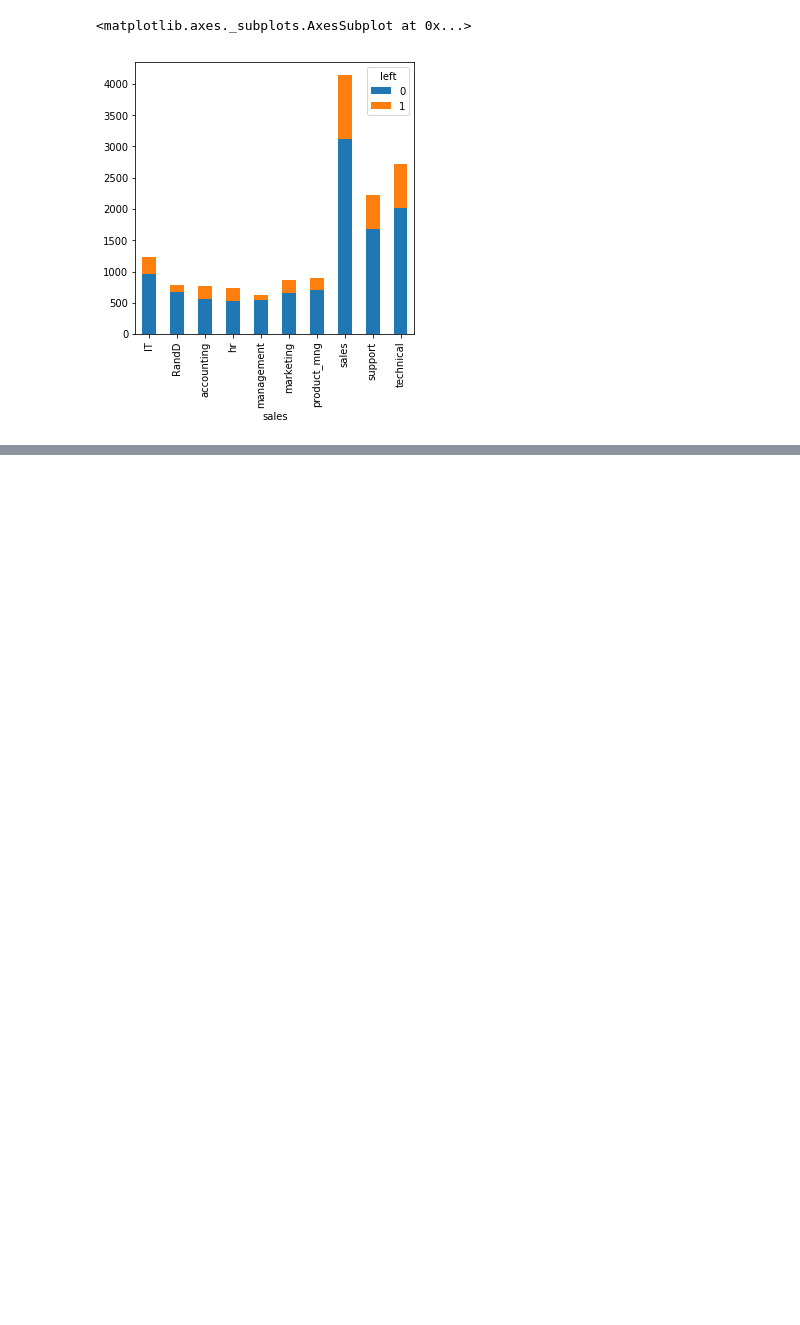
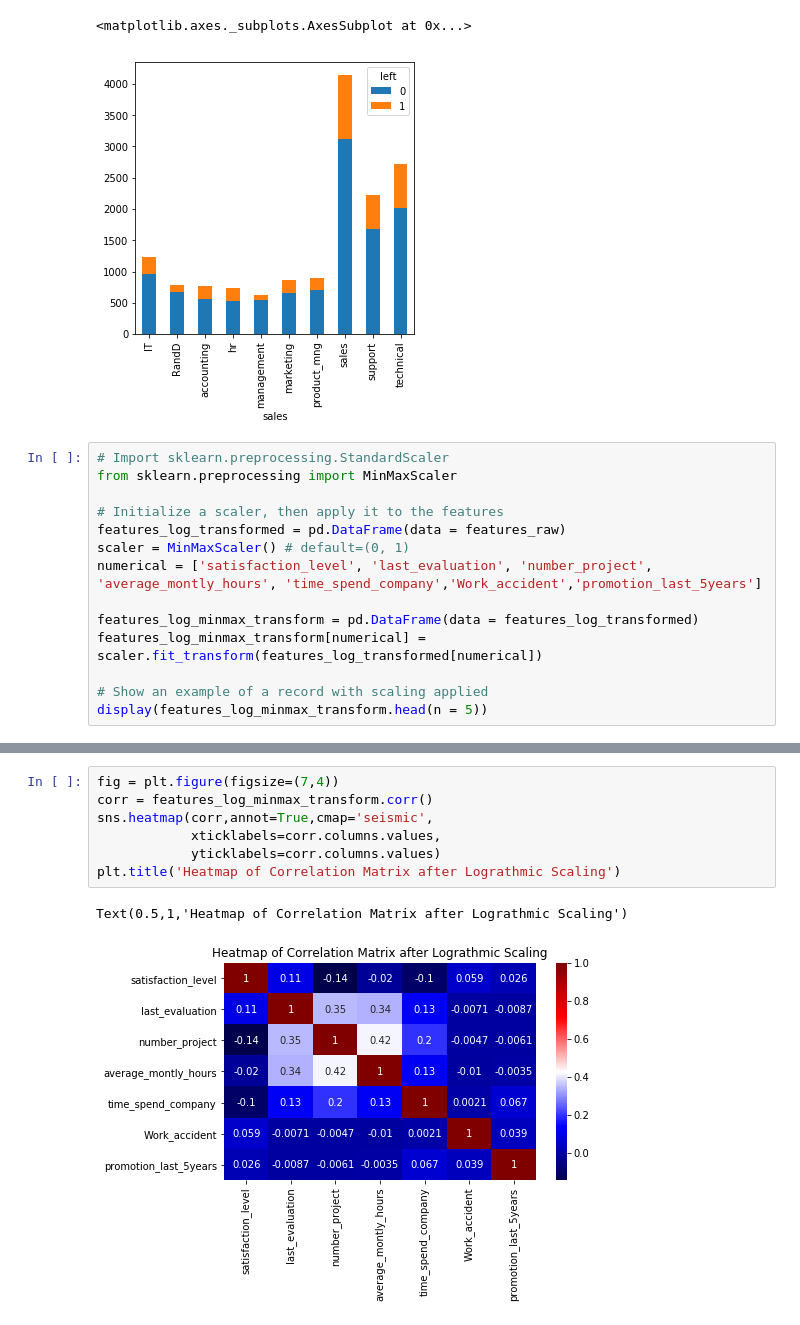
Before and after one commit to ArshadKhurshid/Capstone-Project-Udacity, a Jupyter notebook: CapstoneProject.ipynb, the cells around one changed output, grey strips where cells are left out. Drawn from its saved outputs; the diff is of its cells as text; blank space fills up the shorter version.

```diff
--- a/CapstoneProject.ipynb
+++ b/CapstoneProject.ipynb
@@ -131,3 +131,17 @@ stack_bar_graph.plot(kind="bar",
 # %% [output]
 <matplotlib.axes._subplots.AxesSubplot at 0x...>
 [figure]
+# %%
+# Import sklearn.preprocessing.StandardScaler
+from sklearn.preprocessing import MinMaxScaler
+
+# Initialize a scaler, then apply it to the features
+features_log_transformed = pd.DataFrame(data = features_raw)
+scaler = MinMaxScaler() # default=(0, 1)
+numerical = ['satisfaction_level', 'last_evaluation', 'number_project', 'average_montly_hours', 'time_spend_company','Work_accident','promotion_last_5years']
+
+features_log_minmax_transform = pd.DataFrame(data = features_log_transformed)
+features_log_minmax_transform[numerical] = scaler.fit_transform(features_log_transformed[numerical])
+
+# Show an example of a record with scaling applied
+display(features_log_minmax_transform.head(n = 5))
@@ -133,0 +155,10 @@ stack_bar_graph.plot(kind="bar",
+# %%
+fig = plt.figure(figsize=(7,4))
+corr = features_log_minmax_transform.corr()
+sns.heatmap(corr,annot=True,cmap='seismic',
+            xticklabels=corr.columns.values,
+            yticklabels=corr.columns.values)
+plt.title('Heatmap of Correlation Matrix after Lograthmic Scaling')
+# %% [output]
+Text(0.5,1,'Heatmap of Correlation Matrix after Lograthmic Scaling')
+[figure, added]
```
Also changed, not shown: parts of 5 cells of this notebook.
